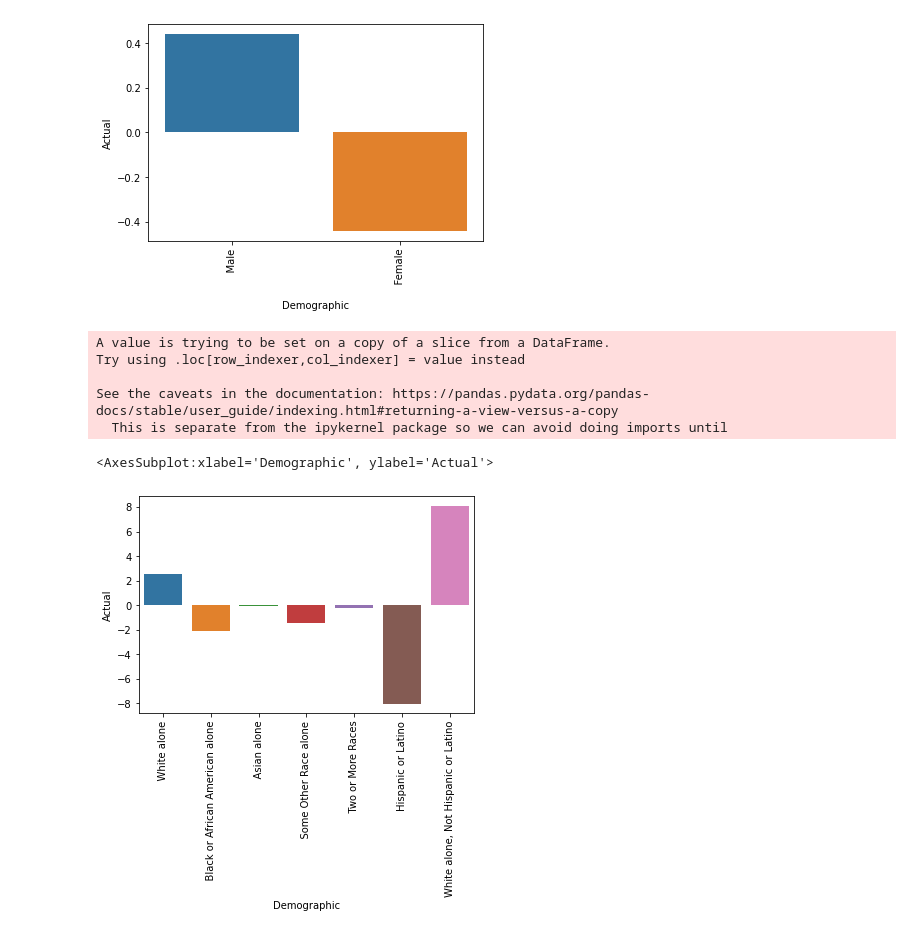
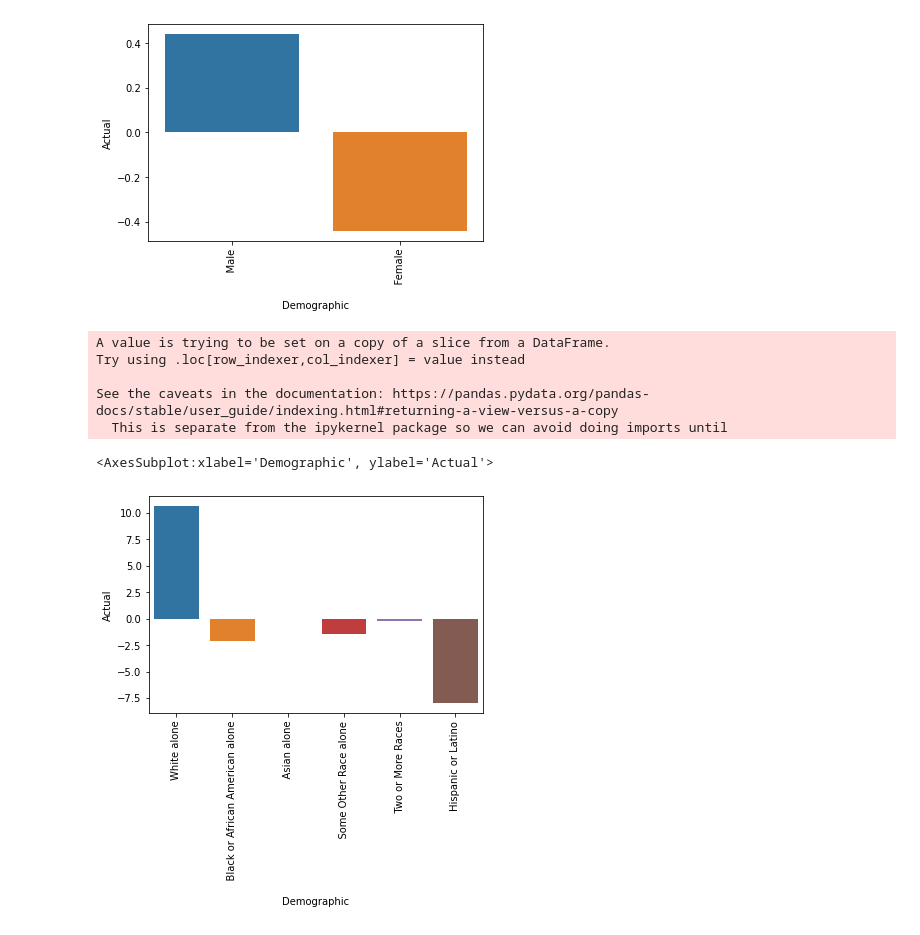
Before and after one commit to arefmalek/Electoral_census, a Jupyter notebook: Sanjay/2017NB.ipynb, the cells around one changed output. Drawn from its saved outputs; the diff is of its cells as text; code cells hidden in the pictures.

```diff
--- a/Sanjay/2017NB.ipynb
+++ b/Sanjay/2017NB.ipynb
@@ -228,0 +231,7 @@ expected_v_actual
+# %%
+white_addition = expected_v_actual.iloc[13]
+expected_v_actual.iloc[7,:] += white_addition.values
+expected_v_actual.iat[7,0] = "White alone"
+expected_v_actual = expected_v_actual.drop([13])
+expected_v_actual.index = np.arange(26)
+expected_v_actual
@@ -245,13 +272,13 @@ See the caveats in the documentation: https://pandas.pydata.org/pandas-docs/stab
 <AxesSubplot:xlabel='Demographic', ylabel='Actual'>
 [figure]
 # %%
-race_diff = exp_v_act(7,14)
+race_diff = exp_v_act(7,13)
 race_diff
 # %% [output]
 A value is trying to be set on a copy of a slice from a DataFrame.
 Try using .loc[row_indexer,col_indexer] = value instead
 
 See the caveats in the documentation: https://pandas.pydata.org/pandas-docs/stable/user_guide/indexing.html#returning-a-view-versus-a-copy
   This is separate from the ipykernel package so we can avoid doing imports until
 <AxesSubplot:xlabel='Demographic', ylabel='Actual'>
-[figure, old version]
+[figure, new version]
```
Also changed, not shown: parts of 2 cells of this notebook, 5 other files.
